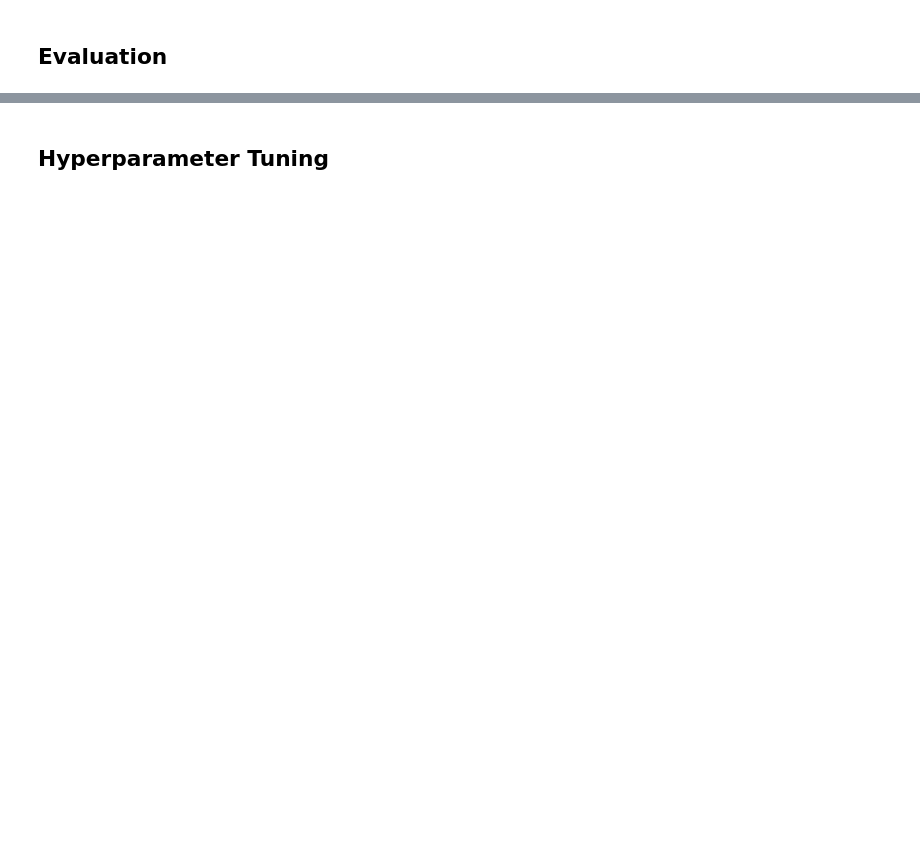
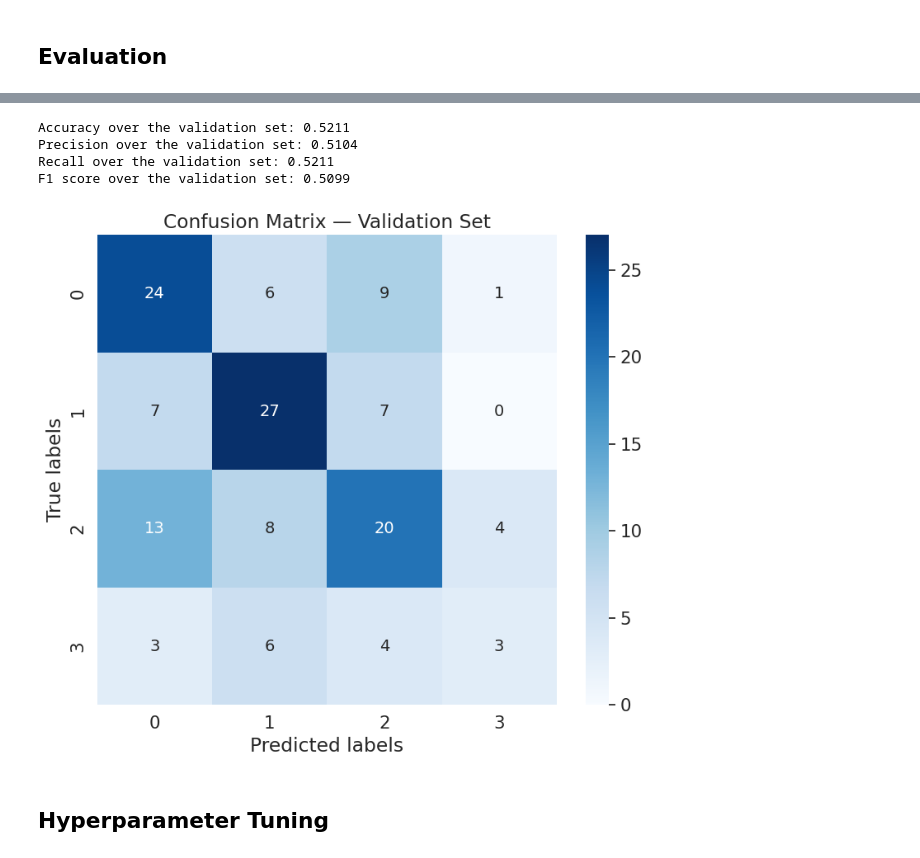
Before and after one commit to hanzla-khalid98/challenge-2_AN2DL_2025, a Jupyter notebook: notebooks/baseline_CNN.ipynb, the cells around one changed output, grey strips where cells are left out. Cells and saved outputs as stored; diff of their text form; code cells hidden in the pictures; blank space fills up the shorter version.

```diff
--- a/notebooks/baseline_CNN.ipynb
+++ b/notebooks/baseline_CNN.ipynb
@@ -271,6 +274,9 @@ def train_one_epoch(model, train_loader, criterion, optimizer, scaler, device, l
     for batch_idx, (inputs, targets) in enumerate(train_loader):
         # Move data to device (GPU/CPU)
         inputs, targets = inputs.to(device), targets.to(device)
+
+        # permute inputs (batch, channel, height, width)
+        inputs = inputs.permute(0, 3, 1, 2)
 
         # Clear gradients from previous step
         optimizer.zero_grad(set_to_none=True)
@@ -336,6 +342,9 @@ def validate_one_epoch(model, val_loader, criterion, device):
             # Move data to device
             inputs, targets = inputs.to(device), targets.to(device)
 
+            # permute inputs (batch, channel, height, width)
+            inputs = inputs.permute(0, 3, 1, 2)
+
             # Forward pass with mixed precision (if CUDA available)
             with torch.amp.autocast(device_type=device.type, enabled=(device.type == 'cuda')):
                 logits = model(inputs)
@@ -522,8 +547,12 @@ best_model = None
 best_performance = float('-inf')
 # %%
 # Instantiate CNN model and move to computing device (CPU/GPU)
+
+# Reorder input_shape from (H, W, C) to (C, H, W) for PyTorch Conv2d layers
+input_shape_chw = (input_shape[2], input_shape[0], input_shape[1])
+
 cnn_model = CNN(
-    input_shape,
+    input_shape_chw,
     num_classes,
     num_blocks=NUM_BLOCKS,
     convs_per_block=CONVS_PER_BLOCK,
@@ -536,4 +565,4 @@ cnn_model = CNN(
     ).to(device)
 
 # Display model architecture summary
-summary(cnn_model, input_size=input_shape)
+summary(cnn_model, input_size=input_shape_chw)
@@ -544,12 +591,12 @@ optimizer = torch.optim.AdamW(cnn_model.parameters(), lr=LEARNING_RATE, weight_d
 # Enable mixed precision training for GPU acceleration
 scaler = torch.amp.GradScaler(enabled=(device.type == 'cuda'))
 # %%
-experiment_name = "cnn"
+experiment_name = "cnn_baseline_1"
 
 writer = SummaryWriter(f"./{logs_dir}/cnn")
 
 
-%%time
+# %%time
 # Train model and track training history
 cnn_model, training_history = fit(
     model=cnn_model,
@@ -602,6 +658,8 @@ val_preds, val_targets = [], []
 with torch.no_grad():  # Disable gradient computation for inference
     for xb, yb in val_loader:
         xb = xb.to(device)
+        # Permute dimensions from (batch_size, height, width, channels) to (batch_size, channels, height, width)
+        xb = xb.permute(0, 3, 1, 2)
 
         # Forward pass: get model predictions
         logits = cnn_model(xb)
@@ -613,33 +671,39 @@ with torch.no_grad():  # Disable gradient computation for inference
 
 # Combine all batches into single arrays
 val_preds = np.concatenate(val_preds)
 val_targets = np.concatenate(val_targets)
 
 # Calculate overall validation metrics
 val_acc = accuracy_score(val_targets, val_preds)
 val_prec = precision_score(val_targets, val_preds, average='weighted')
 val_rec = recall_score(val_targets, val_preds, average='weighted')
 val_f1 = f1_score(val_targets, val_preds, average='weighted')
 print(f"Accuracy over the validation set: {val_acc:.4f}")
 print(f"Precision over the validation set: {val_prec:.4f}")
 print(f"Recall over the validation set: {val_rec:.4f}")
 print(f"F1 score over the validation set: {val_f1:.4f}")
 
 # Generate confusion matrix for detailed error analysis
 cm = confusion_matrix(val_targets, val_preds)
 
 # Create numeric labels for heatmap annotation
 labels = np.array([f"{num}" for num in cm.flatten()]).reshape(cm.shape)
 
 # Visualise confusion matrix
 plt.figure(figsize=(8, 7))
 sns.heatmap(cm, annot=labels, fmt='',
             cmap='Blues')
 plt.xlabel('Predicted labels')
 plt.ylabel('True labels')
 plt.title('Confusion Matrix — Validation Set')
 plt.tight_layout()
 plt.show()
+# %% [output]
+Accuracy over the validation set: 0.5211
+Precision over the validation set: 0.5104
+Recall over the validation set: 0.5211
+F1 score over the validation set: 0.5099
+[figure, added]
 # %% [markdown]
 ## Hyperparameter Tuning
 # %%
```
Also changed, not shown: parts of 13 cells of this notebook.
